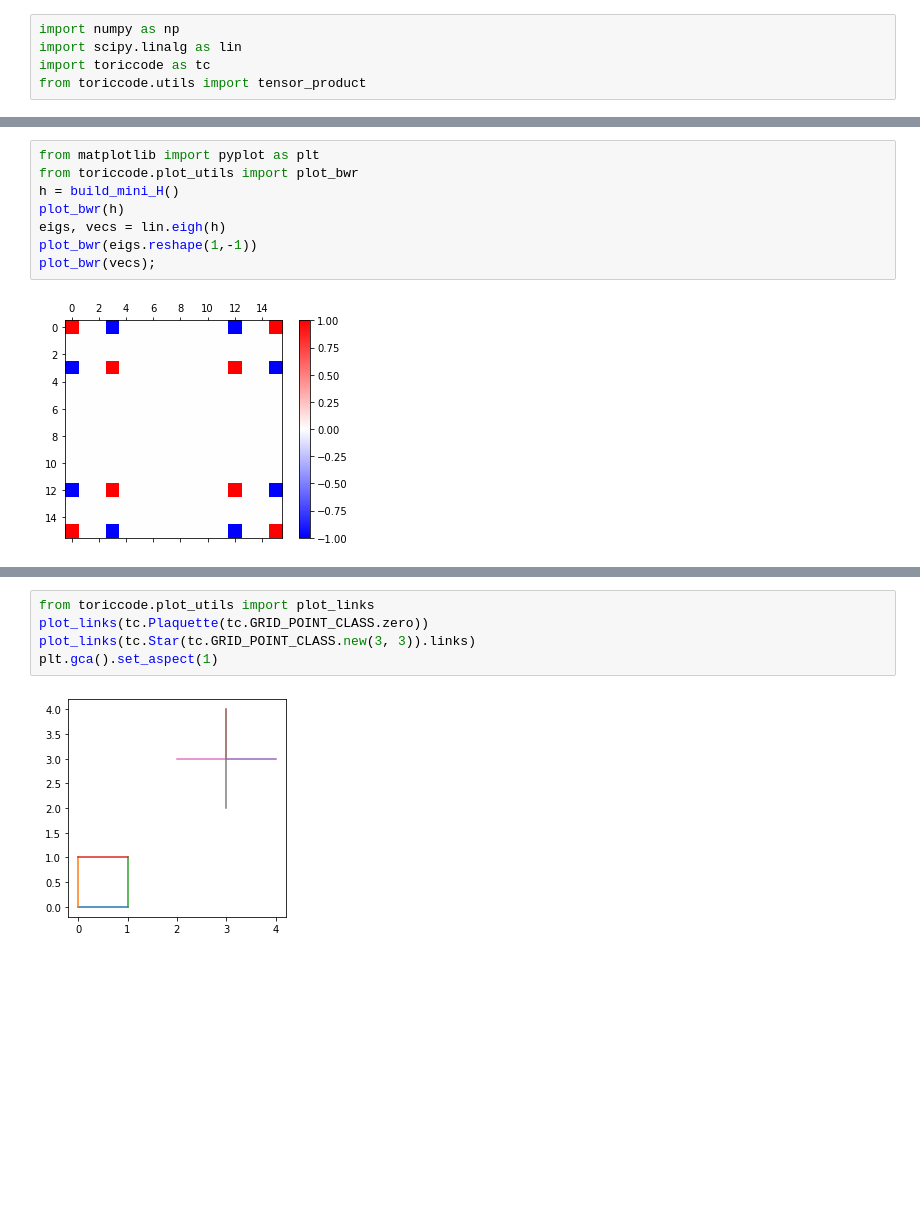
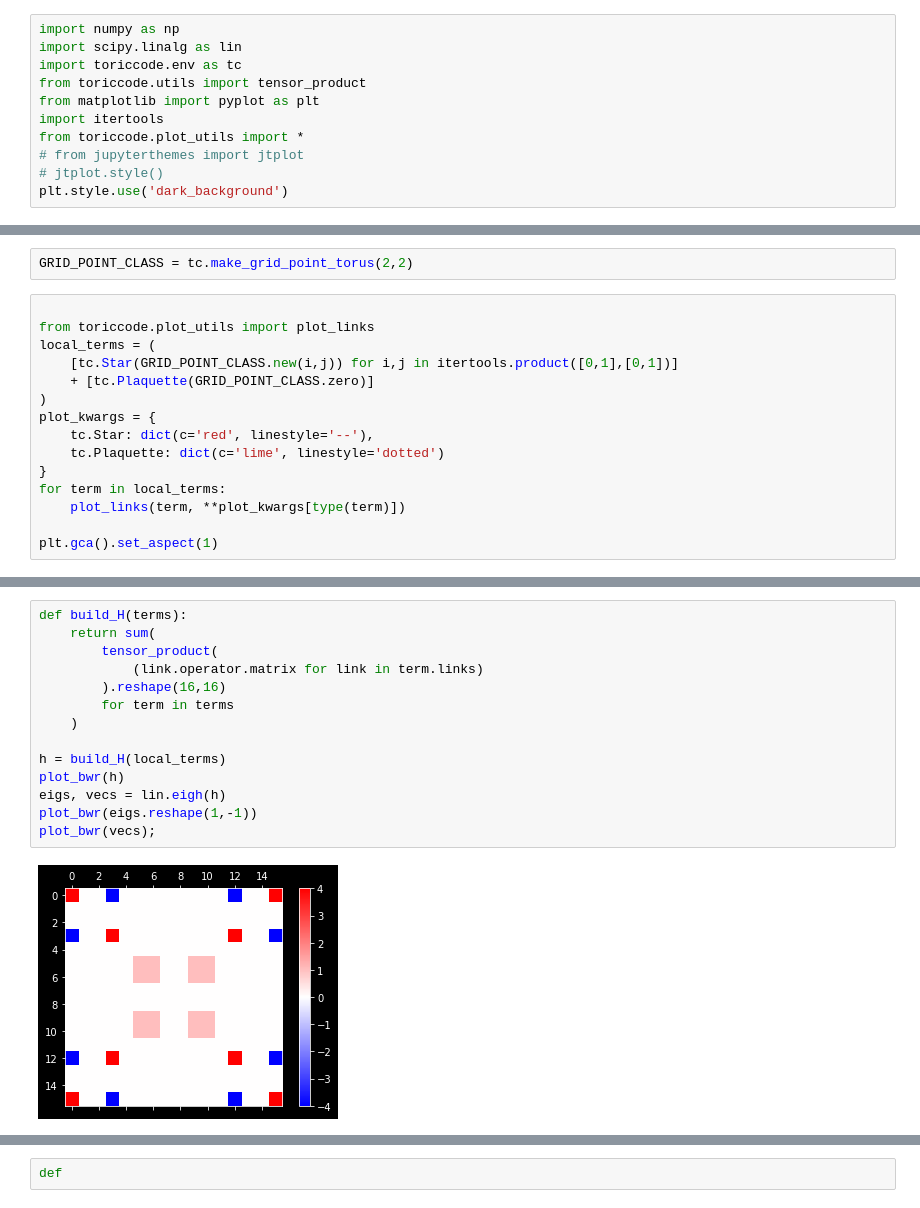
Before and after one commit to akuczala/toric-code, a Jupyter notebook: toric-code.ipynb, the cells around one changed output, grey strips where cells are left out. Drawn from its saved outputs; the diff is of its cells as text; blank space fills up the shorter version.

Commit message:
refactor for operators

```diff
--- a/toric-code.ipynb
+++ b/toric-code.ipynb
@@ -1,5 +1,11 @@
 # %%
 import numpy as np
 import scipy.linalg as lin
-import toriccode as tc
+import toriccode.env as tc
 from toriccode.utils import tensor_product
+from matplotlib import pyplot as plt
+import itertools
+from toriccode.plot_utils import *
+# from jupyterthemes import jtplot
+# jtplot.style()
+plt.style.use('dark_background')
@@ -9,0 +12,17 @@ def build_mini_H():
+# %%
+GRID_POINT_CLASS = tc.make_grid_point_torus(2,2)
+# %%
+
+from toriccode.plot_utils import plot_links
+local_terms = (
+    [tc.Star(GRID_POINT_CLASS.new(i,j)) for i,j in itertools.product([0,1],[0,1])]
+    + [tc.Plaquette(GRID_POINT_CLASS.zero)]
+)
+plot_kwargs = {
+    tc.Star: dict(c='red', linestyle='--'),
+    tc.Plaquette: dict(c='lime', linestyle='dotted')
+}
+for term in local_terms:
+    plot_links(term, **plot_kwargs[type(term)])
+
+plt.gca().set_aspect(1)
@@ -10,10 +54,16 @@ def build_mini_H():
 # %%
-from matplotlib import pyplot as plt
-from toriccode.plot_utils import plot_bwr
-h = build_mini_H()
+def build_H(terms):
+    return sum(
+        tensor_product(
+            (link.operator.matrix for link in term.links)
+        ).reshape(16,16)
+        for term in terms
+    )
+
+h = build_H(local_terms)
 plot_bwr(h)
 eigs, vecs = lin.eigh(h)
 plot_bwr(eigs.reshape(1,-1))
 plot_bwr(vecs);
 # %% [output]
-[figure, old version]
+[figure, new version]
@@ -22,7 +72,2 @@ plot_bwr(vecs);
-# %%
-from toriccode.plot_utils import plot_links
-plot_links(tc.Plaquette(tc.GRID_POINT_CLASS.zero))
-plot_links(tc.Star(tc.GRID_POINT_CLASS.new(3, 3)).links)
-plt.gca().set_aspect(1)
-# %% [output]
-[figure, removed]
+# %%
+def
```
Also changed, not shown: parts of 7 cells of this notebook, 7 other files.
